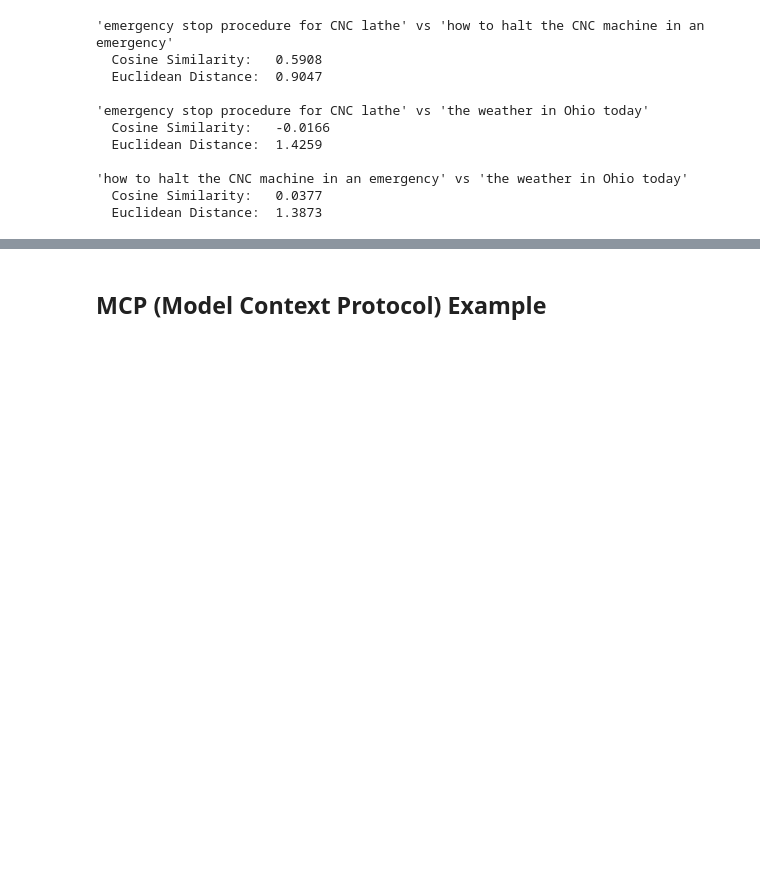
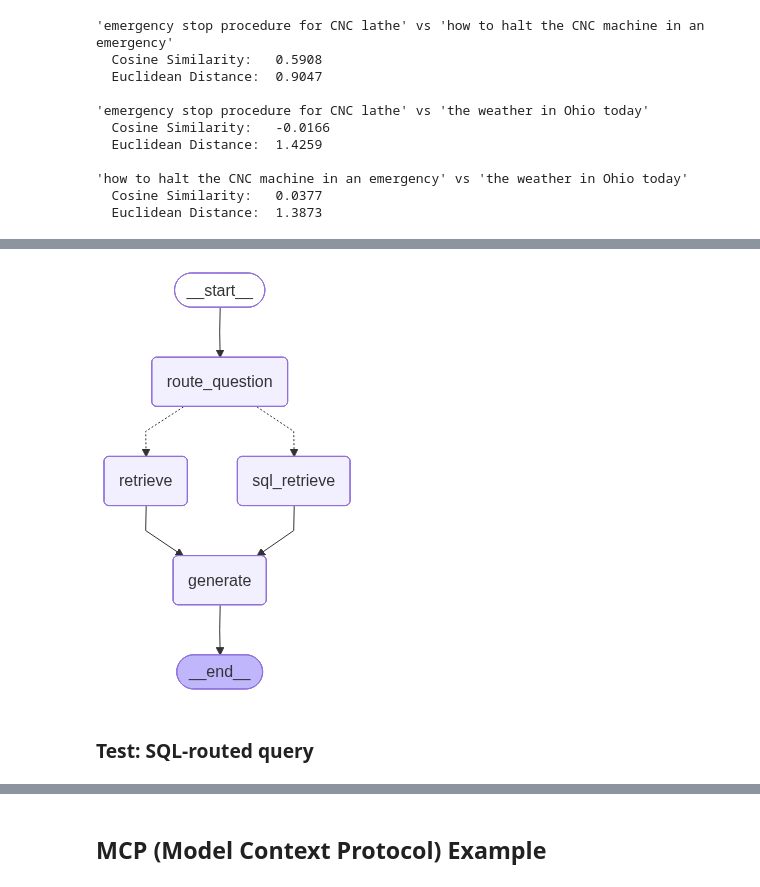
Before and after one commit to fryan2503/llm_workshop, a Jupyter notebook: presentation_code_along.ipynb, the cells around one changed output, grey strips where cells are left out. Drawn from its saved outputs; the diff is of its cells as text; code cells hidden in the pictures; blank space fills up the shorter version.

```diff
--- a/presentation_code_along.ipynb
+++ b/presentation_code_along.ipynb
@@ -281,0 +413,4 @@ print(safe_sql_agent('DROP TABLE policy_updates;'))
+# %%
+question = {"question":"Are there any artworks that are about a person playing a stringed instrument"}
+response = graph.invoke(question)
+print(response["generation"].content)
@@ -281,0 +431,18 @@ print(safe_sql_agent('DROP TABLE policy_updates;'))
+# %%
+# Load the same art data into an in-memory SQLite database
+conn = sqlite3.connect(":memory:")
+cur = conn.cursor()
+cur.execute("""
+    CREATE TABLE artworks (
+        title TEXT, identifier TEXT, subject TEXT, description TEXT,
+        creator TEXT, format TEXT, date TEXT, medium TEXT, donor TEXT
+    )
+""")
+for art in data:
+    cur.execute(
+        "INSERT INTO artworks VALUES (?,?,?,?,?,?,?,?,?)",
+        tuple(art.get(k) for k in
+              ["Title","Identifier","Subject","Description","Creator","Format","Date","Medium","Donor"])
+    )
+conn.commit()
+print(f"Loaded {cur.execute('SELECT COUNT(*) FROM artworks').fetchone()[0]} artworks into SQLite")
@@ -281,0 +514,26 @@ print(safe_sql_agent('DROP TABLE policy_updates;'))
+# %%
+def decide_route(state):
+    return "sql_retrieve" if state["route"] == "sql" else "retrieve"
+
+builder = StateGraph(State)
+builder.add_node("route_question", route_question)
+builder.add_node("retrieve", retrieve)
+builder.add_node("sql_retrieve", sql_retrieve)
+builder.add_node("generate", generate)
+
+builder.add_edge(START, "route_question")
+builder.add_conditional_edges(
+    "route_question",
+    decide_route,
+    {"sql_retrieve": "sql_retrieve", "retrieve": "retrieve"}
+)
+builder.add_edge("retrieve", "generate")
+builder.add_edge("sql_retrieve", "generate")
+builder.add_edge("generate", END)
+
+routing_graph = builder.compile()
+display(Image(routing_graph.get_graph().draw_mermaid_png()))
+# %% [output]
+[figure, added]
+# %% [markdown]
+### Test: SQL-routed query
```
Also changed, not shown: parts of 57 cells of this notebook, 9 other files.
